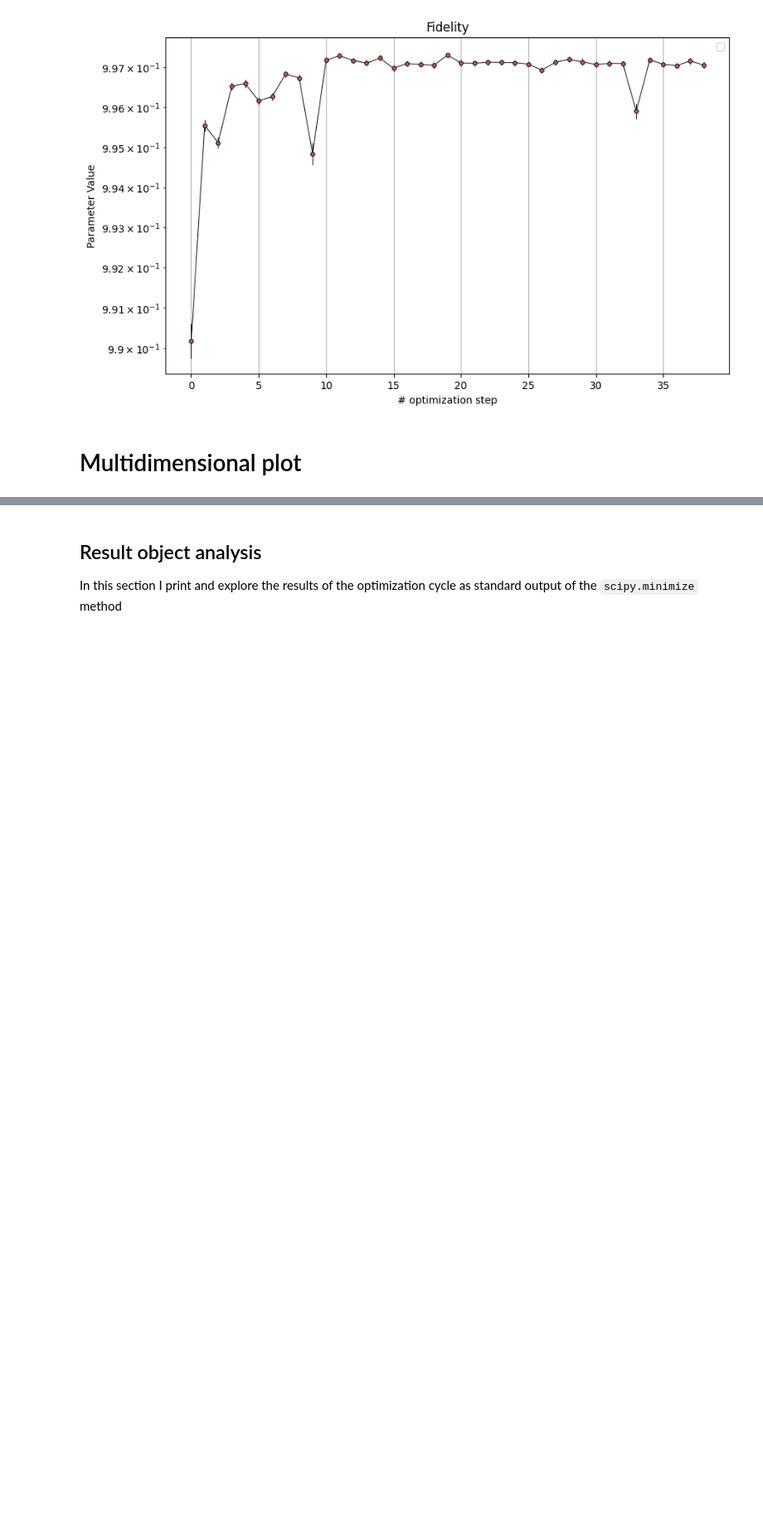
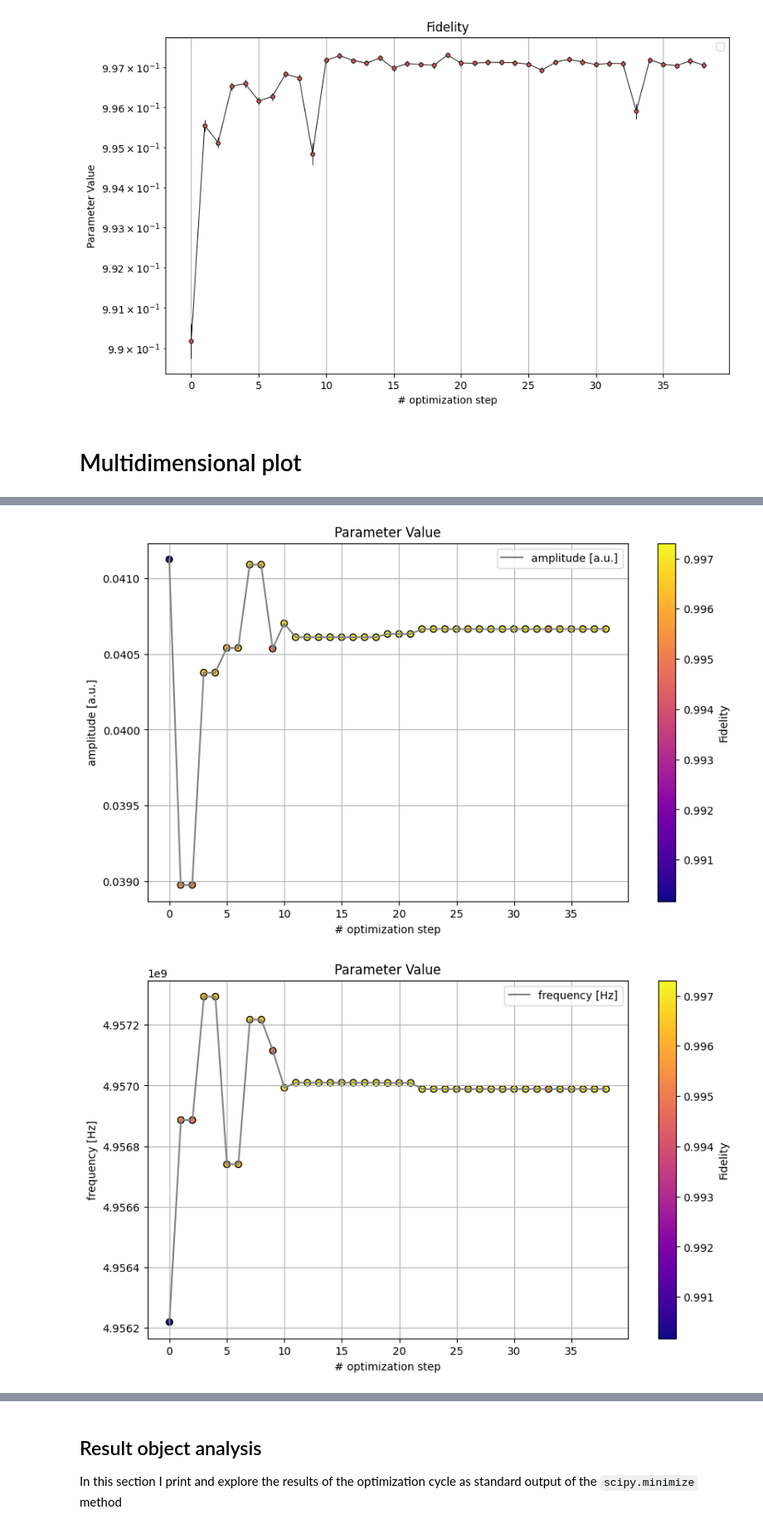
Before and after one commit to ElStabilini/optimization, a Jupyter notebook: opt_analysis/D1_nelder-mead_post_ft_true/visualization.ipynb, the cells around one changed output, grey strips where cells are left out. Shown at 83% size. Drawn from its saved outputs; the diff is of its cells as text; code cells hidden in the pictures; blank space fills up the shorter version.

```diff
--- a/opt_analysis/D1_nelder-mead_post_ft_true/visualization.ipynb
+++ b/opt_analysis/D1_nelder-mead_post_ft_true/visualization.ipynb
@@ -107,0 +138,24 @@ plt.show()
+# %%
+for i in range(parameters.shape[1]):
+    plt.figure(figsize=(10, 6))
+
+    # Plot the line for the parameter values over iterations
+    plt.plot(iterations, parameters[:, i], label=f'{params_name[i]}', color='gray')
+
+    # Add scatter plot for the actual data points, using colors to represent the scaling of another parameter
+    sc = plt.scatter(iterations, parameters[:, i], c=1-objective_values, cmap='plasma', edgecolor='k')
+
+    plt.xlabel('# optimization step')
+    plt.ylabel(f'{params_name[i]}')
+    plt.title('Parameter Value')
+    plt.legend()
+    plt.grid()
+
+    # Add a color bar to show the scaling of another parameter
+    cbar = plt.colorbar(sc)
+    cbar.set_label('Fidelity')  # Replace 'Variable Name' with the actual name of your additional parameter
+
+    plt.show()
+# %% [output]
+[figure, added]
+[figure, added]
```
Also changed, not shown: parts of 3 cells of this notebook, 1 other file.
